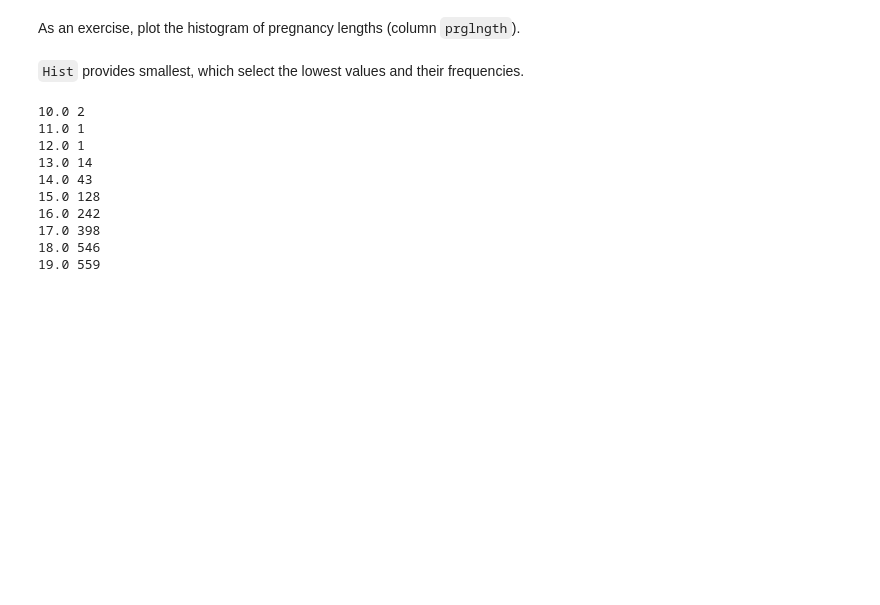
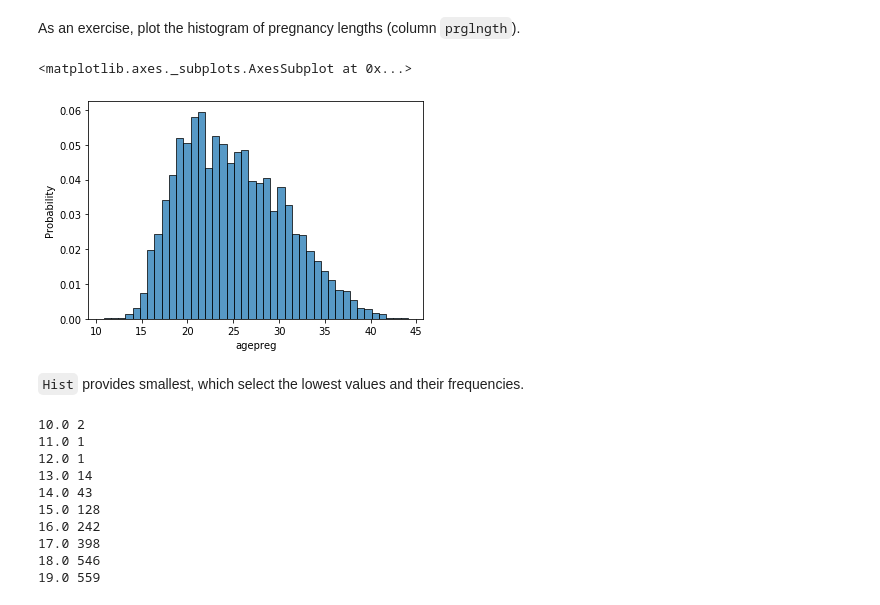
Before and after one commit to thribhu1/ThinkStats2, a Jupyter notebook: code/chap02ex.ipynb, the cells around one changed output. Saved outputs shown, nothing was run; the diff lists cells and outputs as text; code cells hidden in the pictures; blank space fills up the shorter version.

```diff
--- a/code/chap02ex.ipynb
+++ b/code/chap02ex.ipynb
@@ -133,3 +132,11 @@ As an exercise, plot the histogram of pregnancy lengths (column `prglngth`).
+# %%
+# Solution goes here
+import seaborn as sns
+
+sns.histplot(data=live, x="agepreg",stat='probability')
+# %% [output]
+<matplotlib.axes._subplots.AxesSubplot at 0x...>
+[figure, added]
 # %% [markdown]
 `Hist` provides smallest, which select the lowest values and their frequencies.
 # %%
```
Also changed, not shown: parts of 37 cells of this notebook, 1 other file.
